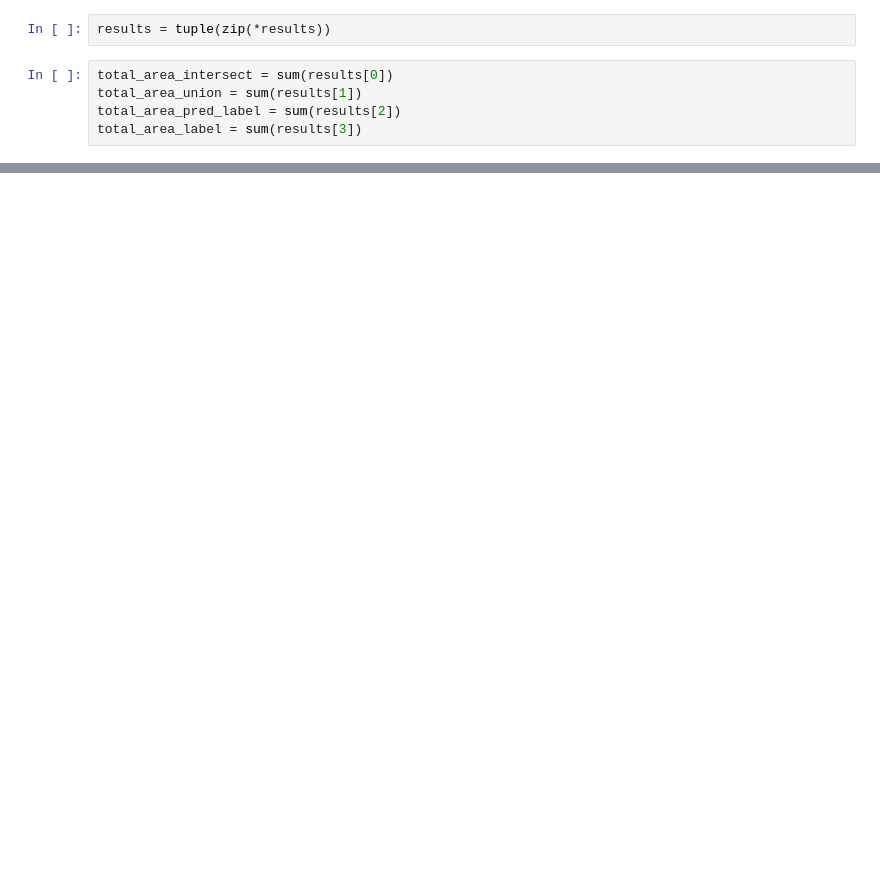
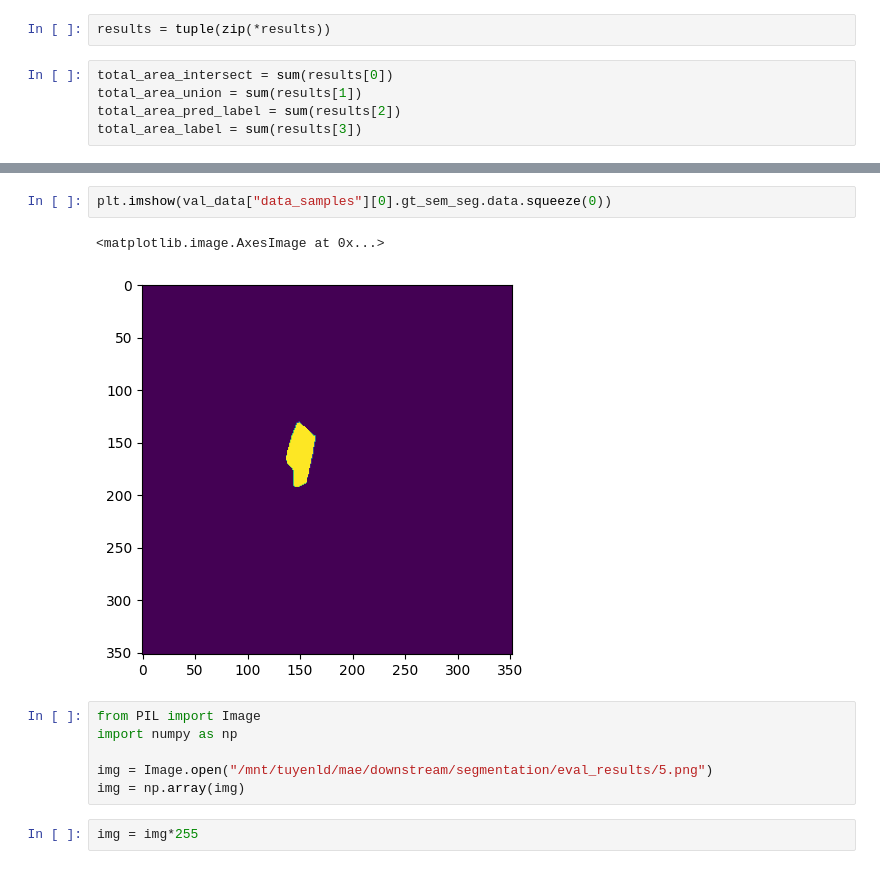
Before and after one commit to ledinhtuyen/thesis, a Jupyter notebook: downstream/segmentation/notebook.ipynb, the cells around one changed output, grey strips where cells are left out. Saved outputs shown, nothing was run; the diff lists cells and outputs as text; blank space fills up the shorter version.

```diff
--- a/downstream/segmentation/notebook.ipynb
+++ b/downstream/segmentation/notebook.ipynb
@@ -810,0 +568,13 @@ TypeError: object of type 'int' has no len()
+# %%
+plt.imshow(val_data["data_samples"][0].gt_sem_seg.data.squeeze(0))
+# %% [output]
+<matplotlib.image.AxesImage at 0x...>
+[figure, added]
+# %%
+from PIL import Image
+import numpy as np
+
+img = Image.open("/mnt/tuyenld/mae/downstream/segmentation/eval_results/5.png")
+img = np.array(img)
+# %%
+img = img*255
```
Also changed, not shown: parts of 91 cells of this notebook, 40 other files.
